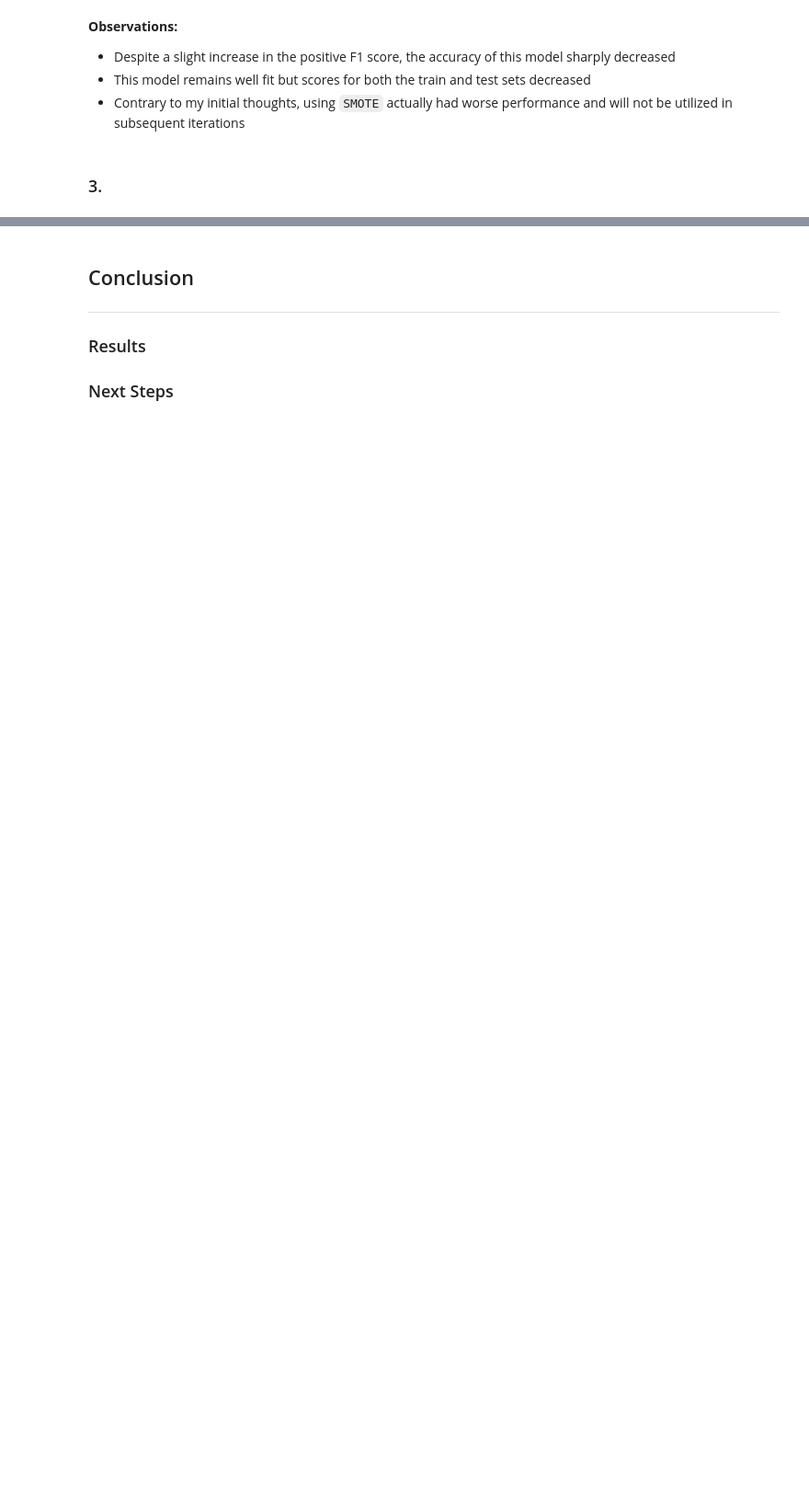
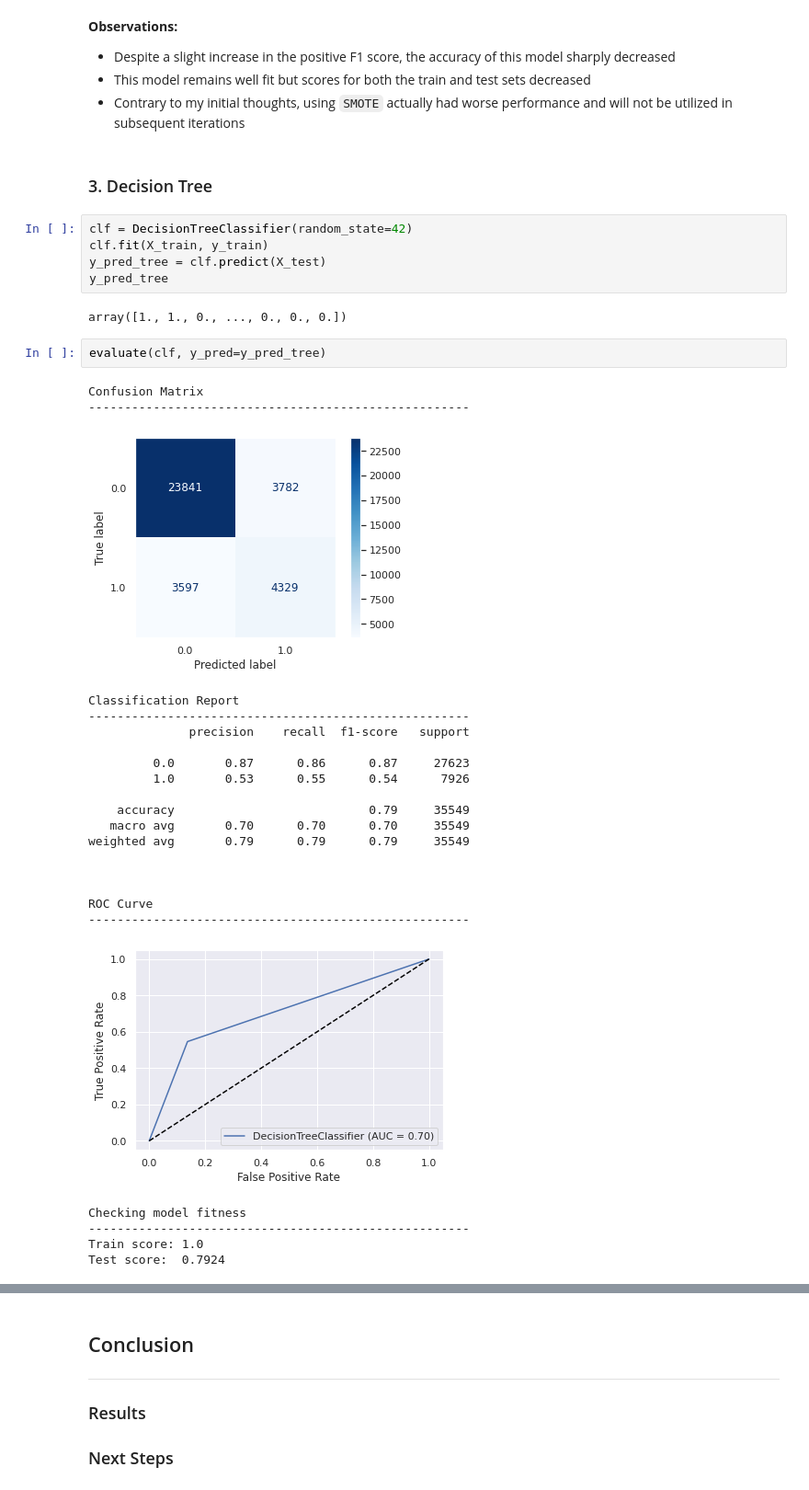
Before and after one commit to tjkyner/australian-rain-prediction, a Jupyter notebook: notebook.ipynb, the cells around one changed output, grey strips where cells are left out. Shown: that part at 92% size. Drawn from its saved outputs; the diff is of its cells as text; blank space fills up the shorter version.

Commit message:
decision tree base model

```diff
--- a/notebook.ipynb
+++ b/notebook.ipynb
@@ -751,4 +752,37 @@ Test score:  0.7807
 - This model remains well fit but scores for both the train and test sets decreased
 - Contrary to my initial thoughts, using `SMOTE` actually had worse performance and will not be utilized in subsequent iterations
 # %% [markdown]
-### 3.
+### 3. Decision Tree
+# %%
+clf = DecisionTreeClassifier(random_state=42)
+clf.fit(X_train, y_train)
+y_pred_tree = clf.predict(X_test)
+y_pred_tree
+# %% [output]
+array([1., 1., 0., ..., 0., 0., 0.])
+# %%
+evaluate(clf, y_pred=y_pred_tree)
+# %% [output]
+Confusion Matrix
+-----------------------------------------------------
+[figure, added]
+Classification Report
+-----------------------------------------------------
+              precision    recall  f1-score   support
+
+         0.0       0.87      0.86      0.87     27623
+         1.0       0.53      0.55      0.54      7926
+
+    accuracy                           0.79     35549
+   macro avg       0.70      0.70      0.70     35549
+weighted avg       0.79      0.79      0.79     35549
+
+
+
+ROC Curve
+-----------------------------------------------------
+[figure, added]
+Checking model fitness
+-----------------------------------------------------
+Train score: 1.0
+Test score:  0.7924
```
Also changed, not shown: parts of 21 cells of this notebook.
